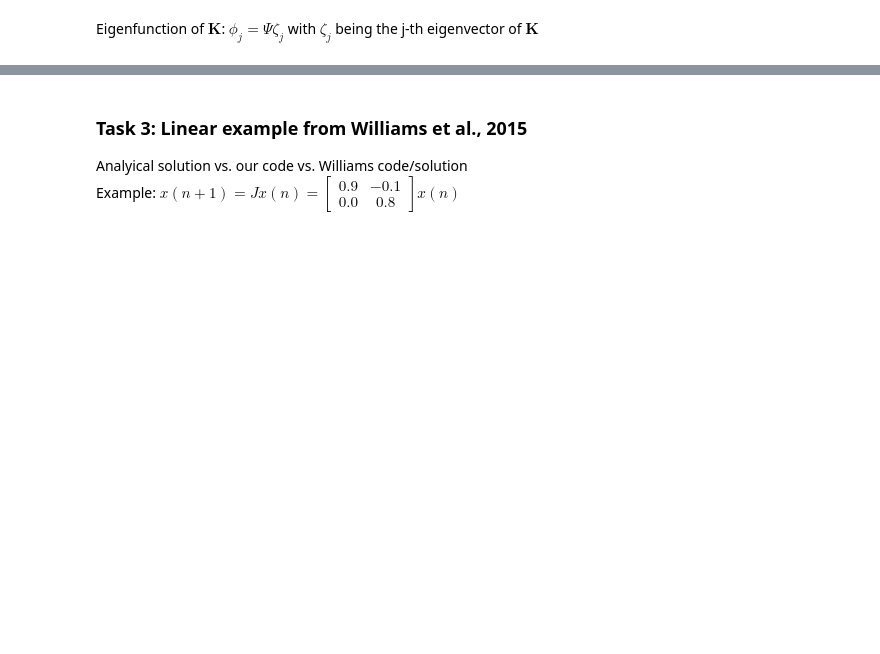
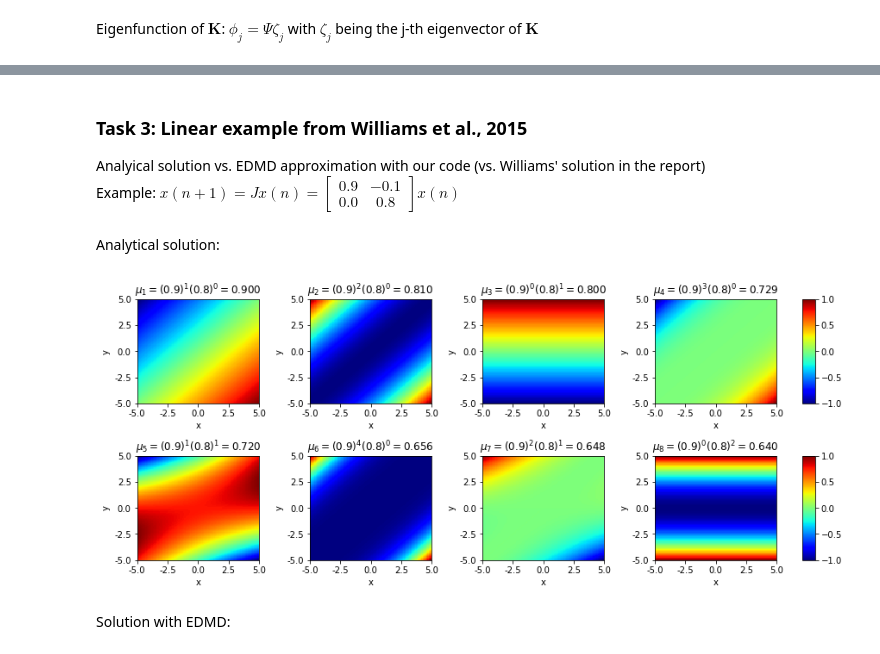
Before and after one commit to Schnursenkel/mlcms_group_g, a Jupyter notebook: Final_project/EDMD.ipynb, the cells around one changed output, grey strips where cells are left out. Saved outputs shown, nothing was run; the diff lists cells and outputs as text; code cells hidden in the pictures; blank space fills up the shorter version.

```diff
--- a/Final_project/EDMD.ipynb
+++ b/Final_project/EDMD.ipynb
@@ -75,6 +71,45 @@ def EDMD(X, Y, D):
 # %% [markdown]
 ### Task 3: Linear example from Williams et al., 2015
-Analyical solution vs. our code vs. Williams code/solution\
+Analyical solution vs. EDMD approximation with our code (vs. Williams' solution in the report)\
 Example: $x(n+1) = Jx(n) = \begin{bmatrix} 0.9 & -0.1 \\ 0.0 & 0.8 \end{bmatrix} x(n)$
+# %% [markdown]
+Analytical solution:
+# %%
+# analytical solution for eigenfunctions and -values
+def sol_func(x, y, i, j):
+    return ((x - y)/(2**(1/2)))**i * y**j
+
+def sol_evals(i, j):
+    return (0.9)**i * (0.8)**j
+# %%
+# plot first 8 nontrivial eigenfunctions (+ scaling) like in Williams et al. 2015 - analytical Koopman eigenfunctions
+x = np.linspace(-5,5,100)
+y = np.linspace(-5,5,100)
+X, Y = np.meshgrid(x, y)
+fig, axs = plt.subplots(2,4, figsize=(12,5), constrained_layout=True)
+cmap = mpl.cm.jet
+ij = [(1,0),(2,0),(0,1),(3,0),(1,1),(4,0),(2,1),(0,2)]
+for i in range(1,9):
+    values = sol_func(X,Y, *ij[i-1])
+    ax = axs.flat[i-1]
+    pcm = ax.pcolormesh(np.real(values), cmap=cmap)
+    ax.set_xticks([0,25,50,75,100])
+    ax.set_xticklabels(np.linspace(-5,5,5))
+    ax.set_yticks([0,25,50,75,100])
+    ax.set_yticklabels(np.linspace(-5,5,5))
+    ax.set_title('$\mu_{%d}=(0.9)^{%d}(0.8)^{%d}=%.3f$' %(i,*ij[i-1],sol_evals(*ij[i-1])))
+    #ax.set_title('{:.3f}'.format(eigenvalues[i]))#for complex numbers, but here im-part=0
+    ax.set_xlabel('x')
+    ax.set_ylabel('y')
+
+
+norm = mpl.colors.Normalize(vmin=-1, vmax=1)
+plt.colorbar(mpl.cm.ScalarMappable(norm=norm, cmap=cmap), ax=axs[0,:])
+plt.colorbar(mpl.cm.ScalarMappable(norm=norm, cmap=cmap), ax=axs[1,:])
+plt.show()
+# %% [output]
+[figure, added]
+# %% [markdown]
+Solution with EDMD:
 # %%
 # Create the data
```
Also changed, not shown: parts of 27 cells of this notebook.
